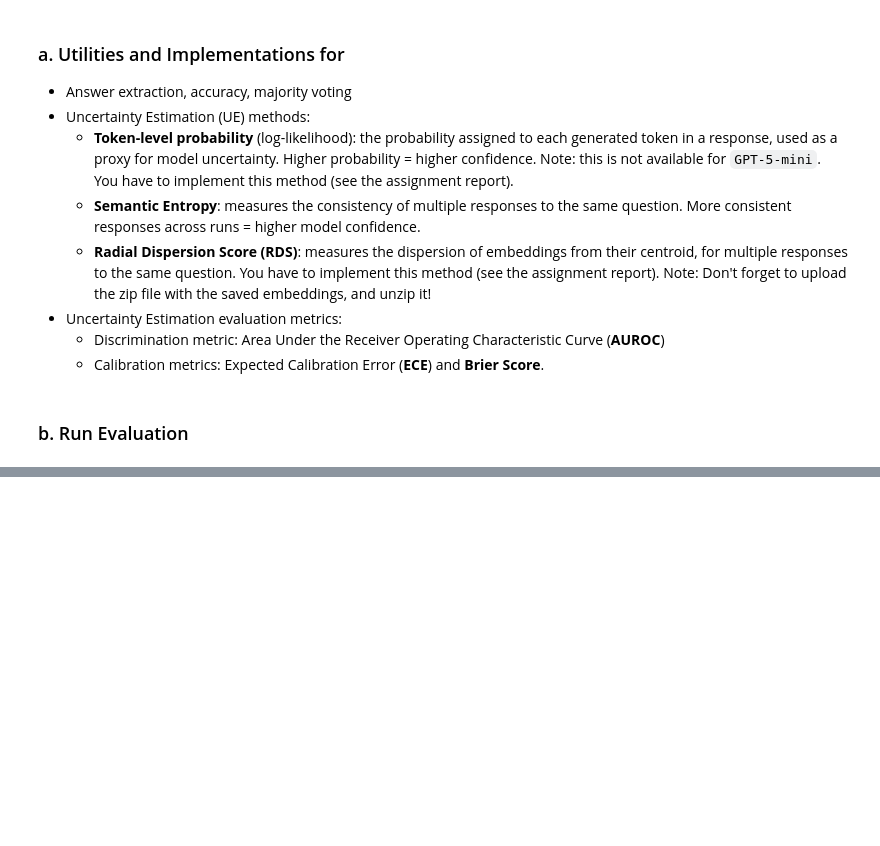
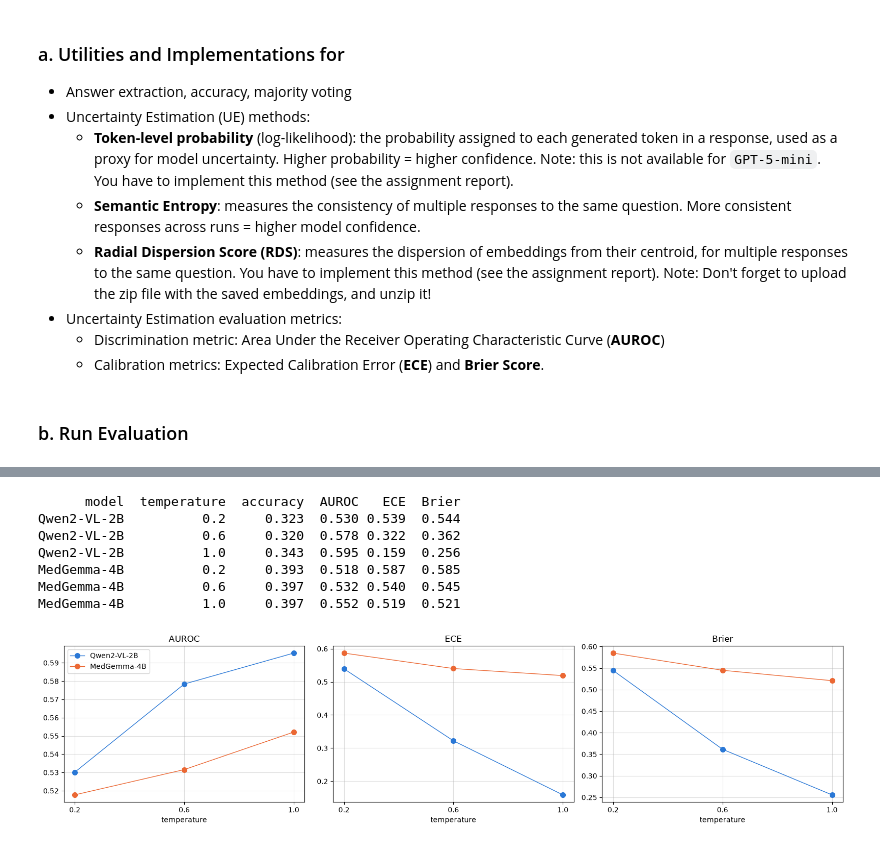
Before and after one commit to Githawijbenga/uncertainty-quantification-group-17, a Jupyter notebook: [MAM11A_2026]_V&L_Group_17.ipynb, the cells around one changed output, grey strips where cells are left out. Drawn from its saved outputs; the diff is of its cells as text; code cells hidden in the pictures; blank space fills up the shorter version.

```diff
--- a/[MAM11A_2026]_V&L_Group_17.ipynb
+++ b/[MAM11A_2026]_V&L_Group_17.ipynb
@@ -755,0 +835,18 @@ print(f" * Brier Score: {brier_score:.3f}")
+# %%
+#Q7
+# model choices were made on consistency, so same model diff temperatures. Dont know if thats best???
+filePaths = [
+    "./data/model_responses/outputs_Qwen2-VL-2B-Instruct-temp_0.2.tsv",
+    "./data/model_responses/outputs_Qwen2-VL-2B-Instruct-temp_0.6.tsv",
+    "./data/model_responses/outputs_Qwen2-VL-2B-Instruct-temp_1.0.tsv",
+]
+
+for filePath in filePaths:
+    configDf = load_and_process_data(filePath)
+    uncertainties, correctness, numOptions = compute_semantic_entropy_uncertainty(configDf)
+    auroc, ece, brierScore = compute_calibration_metrics(uncertainties, correctness)
+
+    print(os.path.basename(filePath))
+    print(f"  AUROC: {auroc:.3f}")
+    print(f"  ECE: {ece:.3f}")
+    print(f"  brier score: {brierScore:.3f}")
@@ -755,0 +928,44 @@ print(f" * Brier Score: {brier_score:.3f}")
+# %%
+#q9
+import matplotlib.pyplot as plt
+models = {"Qwen2-VL-2B": "Qwen2-VL-2B-Instruct", "MedGemma-4B": "medgemma-4b-it",}
+temperatures = [0.2, 0.6, 1.0]
+
+results = []
+for modelName, fileName in models.items():
+    for temperature in temperatures:
+        filePath = f"./data/model_responses/outputs_{fileName}-temp_{temperature}.tsv"
+        configDf = load_and_process_data(filePath)
+        uncertainties, correctness, numOptions = compute_semantic_entropy_uncertainty(configDf)
+        auroc, ece, brierScore = compute_calibration_metrics(uncertainties, correctness)
+        #append everything later decide what we use
+        results.append({"model": modelName, "temperature": temperature, "accuracy": correctness.mean(), "AUROC": auroc, "ECE": ece, "Brier": brierScore,})
+
+resultsDf = pd.DataFrame(results)
+print(resultsDf.round(3).to_string(index=False))
+metrics = ["AUROC", "ECE", "Brier"]
+colors = {"Qwen2-VL-2B": "#2a78d6", "MedGemma-4B": "#eb6834"}
+fig, axes = plt.subplots(1, 3, figsize=(16, 4))
+
+for i, metric in enumerate(metrics):
+    ax = axes[i]
+    for modelName in models:
+        modelRows = resultsDf[resultsDf["model"] == modelName]
+        ax.plot(modelRows["temperature"], modelRows[metric], marker="o", markersize=7,linewidth=1,color=colors[modelName], label=modelName)
+    ax.set_title(metric)
+    ax.set_xlabel("temperature")
+    ax.set_xticks(temperatures)
+    ax.grid(alpha=0.4)
+
+axes[0].legend()
+plt.tight_layout()
+plt.show()
+# %% [output]
+      model  temperature  accuracy  AUROC   ECE  Brier
+Qwen2-VL-2B          0.2     0.323  0.530 0.539  0.544
+Qwen2-VL-2B          0.6     0.320  0.578 0.322  0.362
+Qwen2-VL-2B          1.0     0.343  0.595 0.159  0.256
+MedGemma-4B          0.2     0.393  0.518 0.587  0.585
+MedGemma-4B          0.6     0.397  0.532 0.540  0.545
+MedGemma-4B          1.0     0.397  0.552 0.519  0.521
+[figure, added]
```
Also changed, not shown: parts of 10 cells of this notebook.
